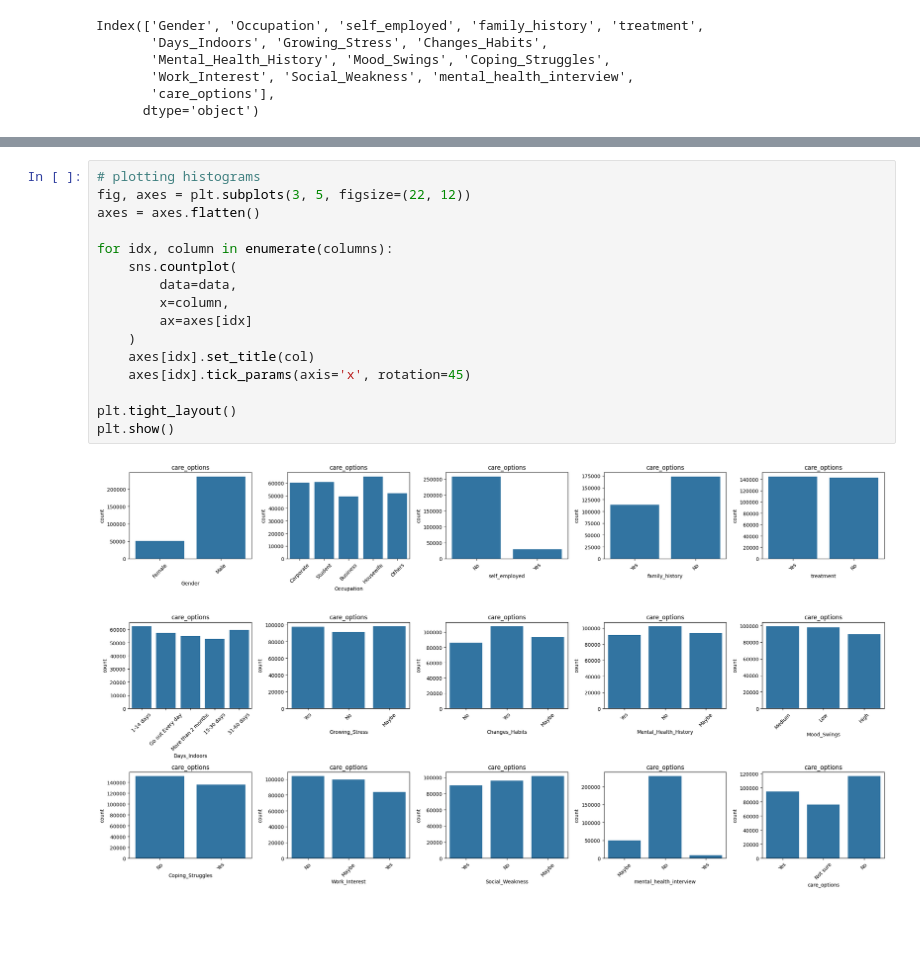
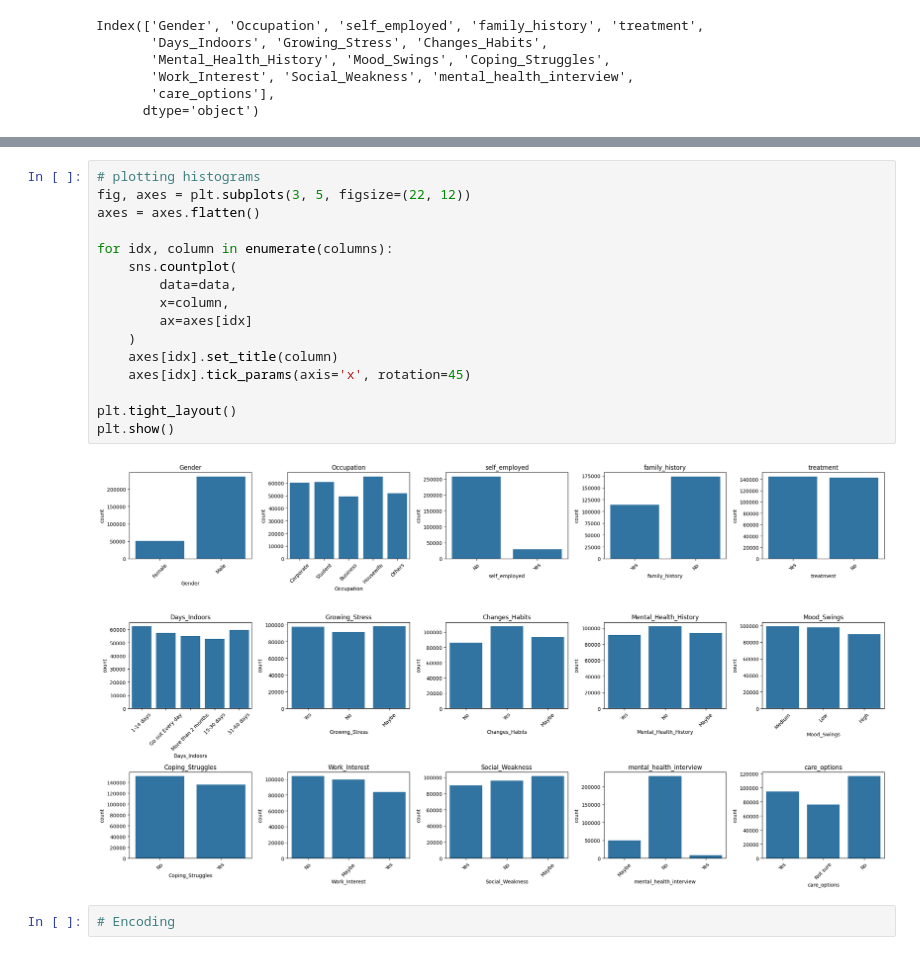
Before and after one commit to kamijoseph/Mental-Health, a Jupyter notebook: mental_health.ipynb, the cells around one changed output, grey strips where cells are left out. Drawn from its saved outputs; the diff is of its cells as text; blank space fills up the shorter version.

Commit message:
pre encoding

```diff
--- a/mental_health.ipynb
+++ b/mental_health.ipynb
@@ -234,18 +234,20 @@ columns
 # %%
 # plotting histograms
 fig, axes = plt.subplots(3, 5, figsize=(22, 12))
 axes = axes.flatten()
 
 for idx, column in enumerate(columns):
     sns.countplot(
         data=data,
         x=column,
         ax=axes[idx]
     )
-    axes[idx].set_title(col)
+    axes[idx].set_title(column)
     axes[idx].tick_params(axis='x', rotation=45)
 
 plt.tight_layout()
 plt.show()
 # %% [output]
-[figure, old version]
+[figure, new version]
+# %%
+# Encoding
```
Also changed, not shown: parts of 5 cells of this notebook.
